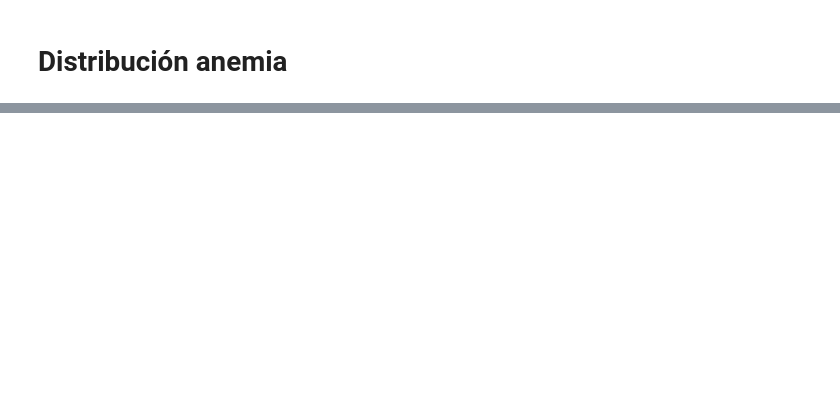
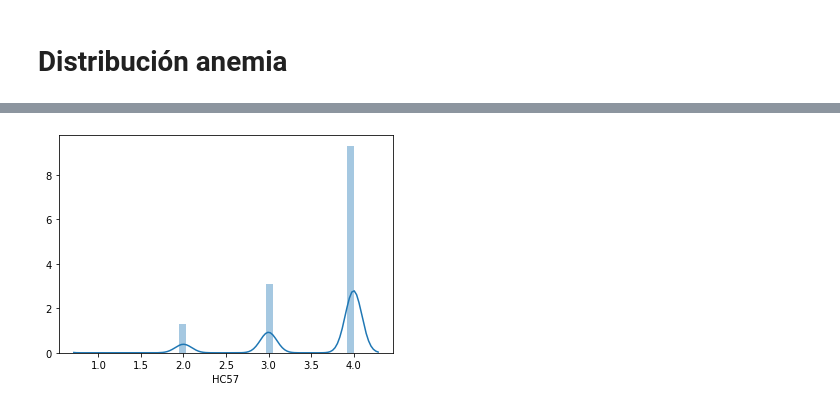
Before and after one commit to ChallengeCare/endes-analisis, a Jupyter notebook: nb/mrg_hv_ninhos_anemia.ipynb, the cells around one changed output, grey strips where cells are left out. Drawn from its saved outputs; the diff is of its cells as text; code cells hidden in the pictures; blank space fills up the shorter version.

```diff
--- a/nb/mrg_hv_ninhos_anemia.ipynb
+++ b/nb/mrg_hv_ninhos_anemia.ipynb
@@ -151,0 +187,3 @@ full_df.to_csv(f'{datasets_path}/raw_ninhos_anemia_hv.csv')
+# %%
+full_df_valid = full_df[full_df.HC55 == 0]
+full_df_valid.shape
@@ -151,0 +212,4 @@ full_df.to_csv(f'{datasets_path}/raw_ninhos_anemia_hv.csv')
+# %%
+ax = sns.distplot(full_df_valid.HC57)
+# %% [output]
+[figure, added]
```
Also changed, not shown: parts of 17 cells of this notebook, 1 other file.
